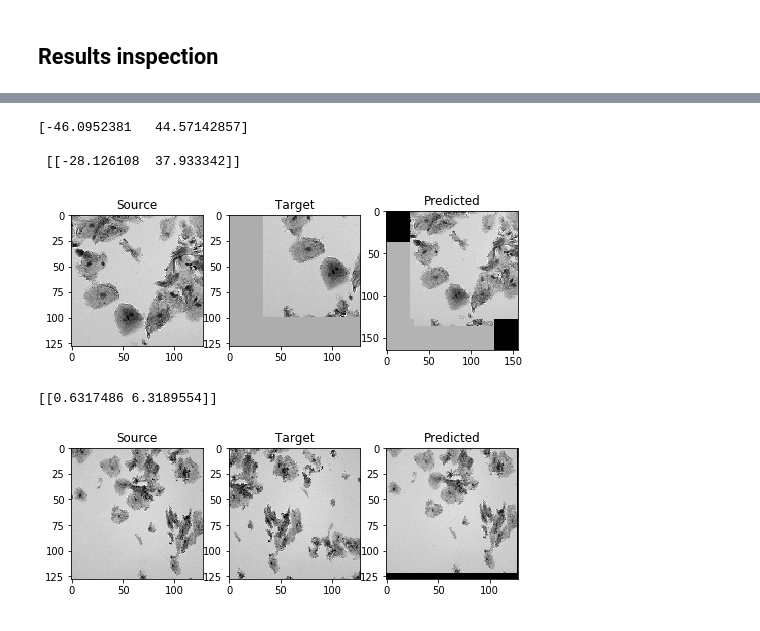
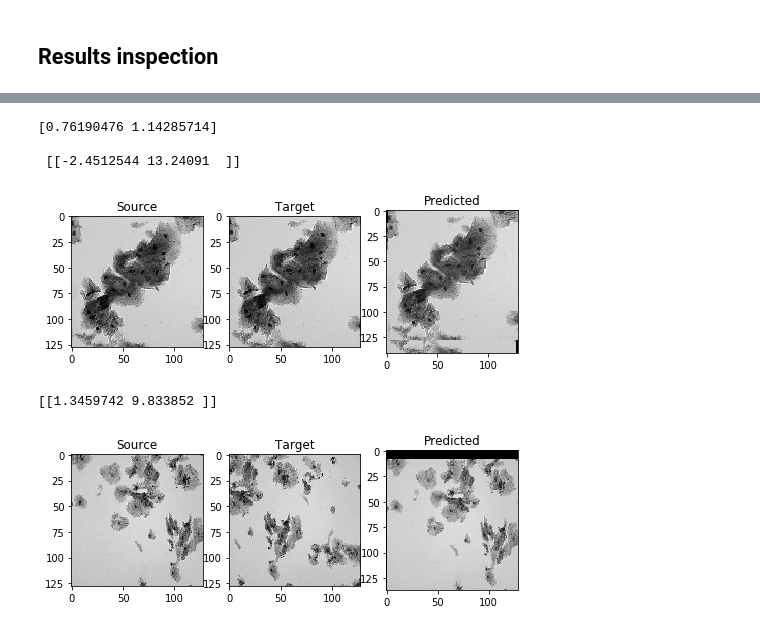
Before and after one commit to tristaaan/stitch-eval, a Jupyter notebook: notebooks/HomograpyNet-rigid.ipynb, the cells around one changed output, grey strips where cells are left out. Cells and saved outputs as stored; diff of their text form; code cells hidden in the pictures.

Commit message:
updates to hnet variants

```diff
--- a/notebooks/HomograpyNet-rigid.ipynb
+++ b/notebooks/HomograpyNet-rigid.ipynb
@@ -152,7 +152,7 @@ def homography_regression_model(input_dims):
     x = conv_block(x,           128) # 3
     x = conv_block(x,           128) # 4
     x = Flatten()(x)
-    x = Dropout(0.5)(x)
+#     x = Dropout(0.5)(x)
 
     x = Dense(1024, name='FC_1024')(x)
     x = Dropout(0.5)(x)
@@ -165,10 +163,11 @@ Using TensorFlow backend.
 # %%
-from keras.optimizers import SGD
+from keras.optimizers import SGD, Adam
 
 img_size = tm1.shape[:2]
 
 # opt = SGD(lr=0.005, momentum=0.9, decay=0.0015)
-opt = SGD(lr=0.005, momentum=0.9, decay=0.0)
+opt = SGD(lr=0.001, momentum=0.9, decay=0.0)
+# opt = Adam(lr=0.005, beta_1=0.9, beta_2=0.999, epsilon=1e-08)
 
 my_model = homography_regression_model(img_size)
 my_model.compile(optimizer=opt, loss=euclidean_distance)
@@ -348,7 +374,7 @@ plt.show()
 # load model if needed
 my_model = homography_regression_model(img_size)
 my_model.compile(optimizer=opt, loss=euclidean_distance)
-my_model.load_weights('tmp/rigid-hnet-weights-32-128.hdf5')
+my_model.load_weights('tmp/rigid-hnet-weights-16-128-40k-lr-001.hdf5')
 # %%
 import cv2
 from numpy.random import randint
@@ -395,20 +421,11 @@ import sys
 sys.path.insert(0, '../src')
 from util import pad,merge
 
-def warp_pred(im, H):
-    h,w = im.shape
-    pts1 = np.array([[0, 0],
-                     [0, w],
-                     [h, w],
-                     [h, 0]], dtype='float32')
-    pts2 = H[0].reshape(1,2) + pts1
-    return np.linalg.inv(cv2.findHomography(pts1, pts2)[0])
-
 def invert(im):
     return abs(255 - im)
 
 test_dir = r'../data/learning'
-im1 = imread(test_dir + '/Tp26_Y001_X005_040.tif')
+im1 = imread(test_dir + '/Tp26_Y004_X005_040.tif')
 im1 = cv2.resize(im1, (672,512), interpolation=cv2.INTER_NEAREST)
 
 new_patch_size = 672//2
@@ -424,8 +441,6 @@ test_im = np.dstack((invert(p_a), invert(p_b)))
 test_im = test_im.reshape(1, *test_im.shape)
 
 H_2pt = my_model.predict(test_im)
-# predicted = pad(p_a, H_2pt[0][0], H_2pt[0][1])
-# predicted = pad(p_b, H_act[0], H_act[1])
 
 predicted = merge(p_a, p_b, H_2pt[0][0], H_2pt[0][1])
 # predicted = merge(p_a, p_b, H_act[0], H_act[1])
@@ -433,27 +448,27 @@ predicted = merge(p_a, p_b, H_2pt[0][0], H_2pt[0][1])
 print(H_act, '\n\n', H_2pt)
 compare_all(p_a, p_b, predicted)
 # %% [output]
-[-46.0952381   44.57142857]
+[0.76190476 1.14285714]
 
- [[-28.126108  37.933342]]
+ [[-2.4512544 13.24091  ]]
-[figure, old version]
+[figure, new version]
 # %%
 test_dir = r'../data/learning'
 
 im1 = img_to_array(imread(test_dir + '/Tp26_Y000_X005_040.tif'))#[256:256+512, :660]
 im1 = cv2.resize(im1, img_size, interpolation=cv2.INTER_NEAREST)
 
 im2 = img_to_array(imread(test_dir + '/Tp26_Y000_X006_040.tif'))#[512:, 660:]
 im2 = cv2.resize(im2, img_size, interpolation=cv2.INTER_NEAREST)
 
 test_im = np.dstack((invert(im1), invert(im2)))
 test_im = test_im.reshape(1, *test_im.shape)
 H_4pt = my_model.predict(test_im)
-H_pred = warp_pred(im1, H_4pt)
-predicted = cv2.warpPerspective(im1, H_pred, img_size, flags=cv2.INTER_NEAREST)
+predicted = pad(im1, *H_4pt[0])
+# predicted = cv2.warpPerspective(im1, H_pred, img_size, flags=cv2.INTER_NEAREST)
 
 print(H_4pt)
 compare_all(im1, im2, predicted)
 # %% [output]
-[[0.6317486 6.3189554]]
+[[1.3459742 9.833852 ]]
-[figure, old version]
+[figure, new version]
```
Also changed, not shown: parts of 7 cells of this notebook, 1 other file.
